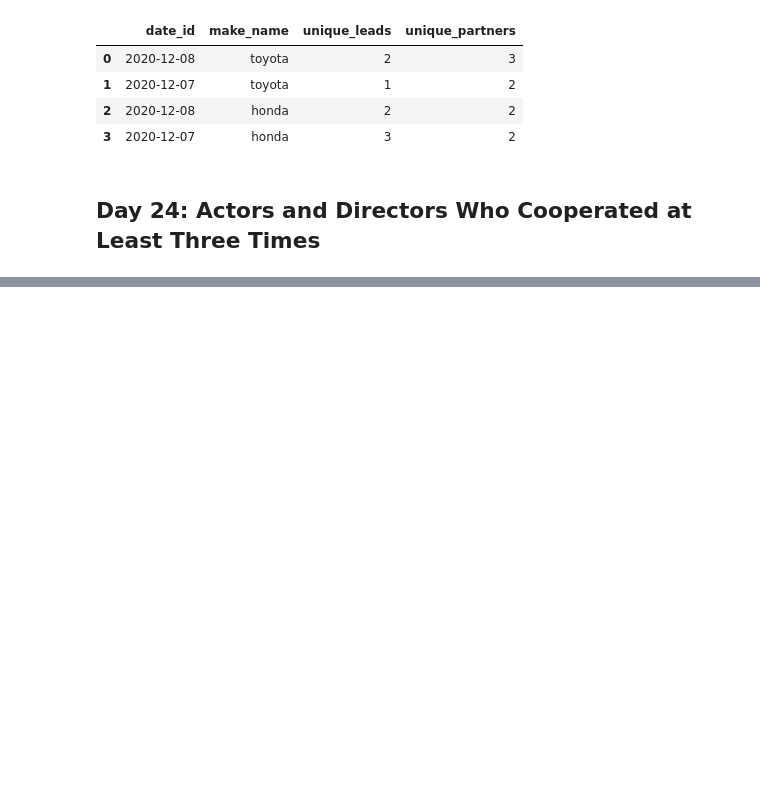
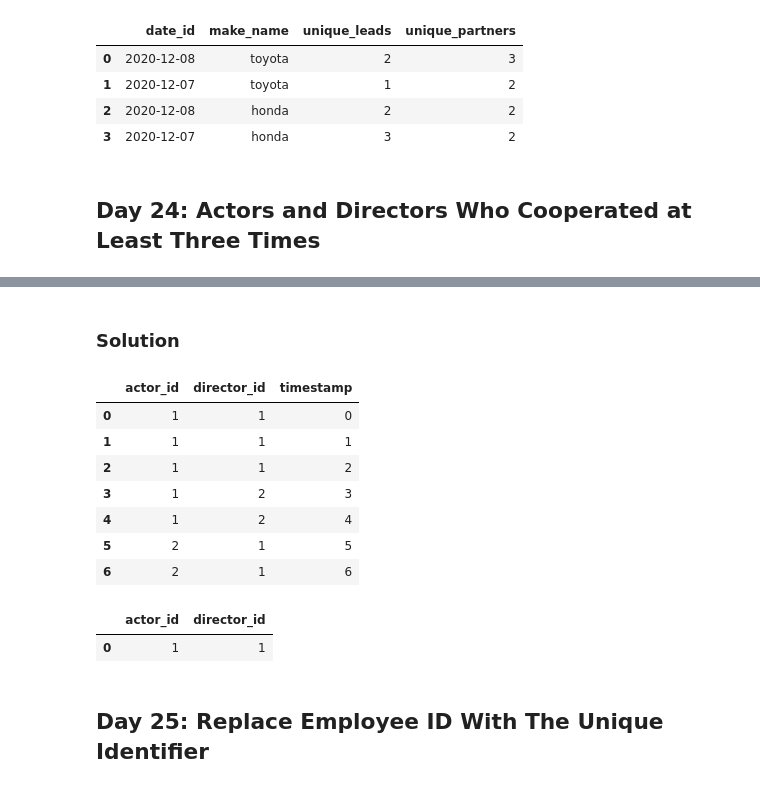
Before and after one commit to mkkhan151/30-days-pandas-challange, a Jupyter notebook: 30_Days_of_Pandas_LeetCode_Challage.ipynb, the cells around one changed output, grey strips where cells are left out. Drawn from its saved outputs; the diff is of its cells as text; code cells hidden in the pictures; blank space fills up the shorter version.

```diff
--- a/30_Days_of_Pandas_LeetCode_Challage.ipynb
+++ b/30_Days_of_Pandas_LeetCode_Challage.ipynb
@@ -1987,0 +2031,40 @@ daily_leads_and_partners(daily_sales)
+# %% [markdown]
+### Solution
+# %%
+import pandas as pd
+
+data = [
+    [1, 1, 0],
+    [1, 1, 1],
+    [1, 1, 2],
+    [1, 2, 3],
+    [1, 2, 4],
+    [2, 1, 5],
+    [2, 1, 6]
+]
+actor_director = pd.DataFrame(
+    data,
+    columns=['actor_id', 'director_id', 'timestamp']
+).astype({'actor_id':'int64', 'director_id':'int64', 'timestamp':'int64'})
+actor_director
+# %% [output]
+|  | actor_id | director_id | timestamp |
+| 0 | 1 | 1 | 0 |
+| 1 | 1 | 1 | 1 |
+| 2 | 1 | 1 | 2 |
+| 3 | 1 | 2 | 3 |
+| 4 | 1 | 2 | 4 |
+| 5 | 2 | 1 | 5 |
+| 6 | 2 | 1 | 6 |
+# %%
+def actors_and_directors(actor_director: pd.DataFrame) -> pd.DataFrame:
+    cooperation_count = actor_director.groupby(['actor_id', 'director_id'], as_index=False)['timestamp'].count()
+    result = cooperation_count.loc[cooperation_count['timestamp'] >= 3, ['actor_id', 'director_id']]
+    return result
+
+actors_and_directors(actor_director)
+# %% [output]
+|  | actor_id | director_id |
+| 0 | 1 | 1 |
+# %% [markdown]
+## Day 25: Replace Employee ID With The Unique Identifier
```
Also changed, not shown: parts of 21 cells of this notebook.
